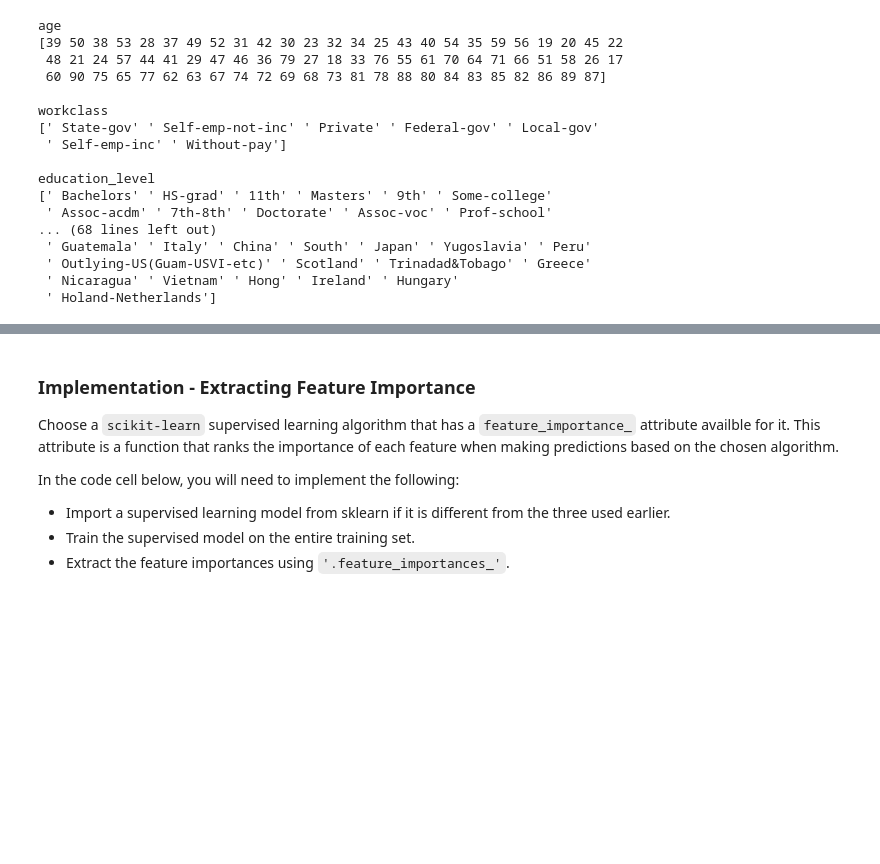
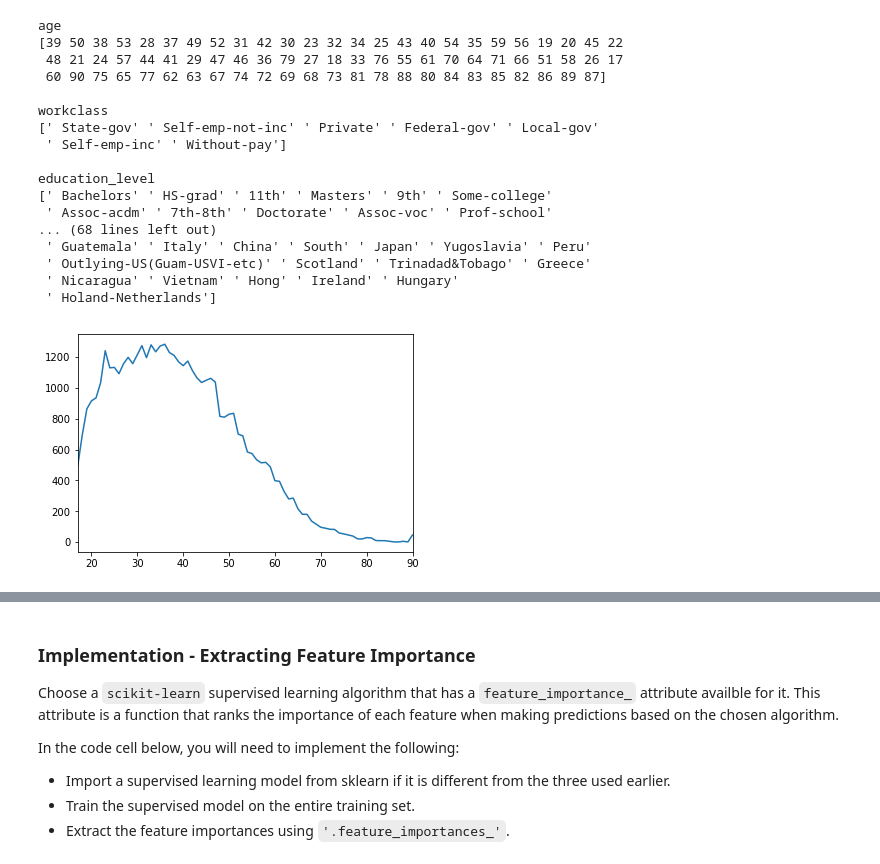
Before and after one commit to vhquang/machine-learning, a Jupyter notebook: projects/finding_donors/finding_donors.ipynb, the cells around one changed output, grey strips where cells are left out. Cells and saved outputs as stored; diff of their text form; code cells hidden in the pictures; blank space fills up the shorter version.

```diff
--- a/projects/finding_donors/finding_donors.ipynb
+++ b/projects/finding_donors/finding_donors.ipynb
@@ -614,3 +619,7 @@ education_level
  ' Outlying-US(Guam-USVI-etc)' ' Scotland' ' Trinadad&Tobago' ' Greece'
  ' Nicaragua' ' Vietnam' ' Hong' ' Ireland' ' Hungary'
  ' Holand-Netherlands']
+# %%
+_ = features_raw['age'].value_counts().sort_index().plot(kind='line')
+# %% [output]
+[figure, added]
```
Also changed, not shown: parts of 6 cells of this notebook, 1 other file.
